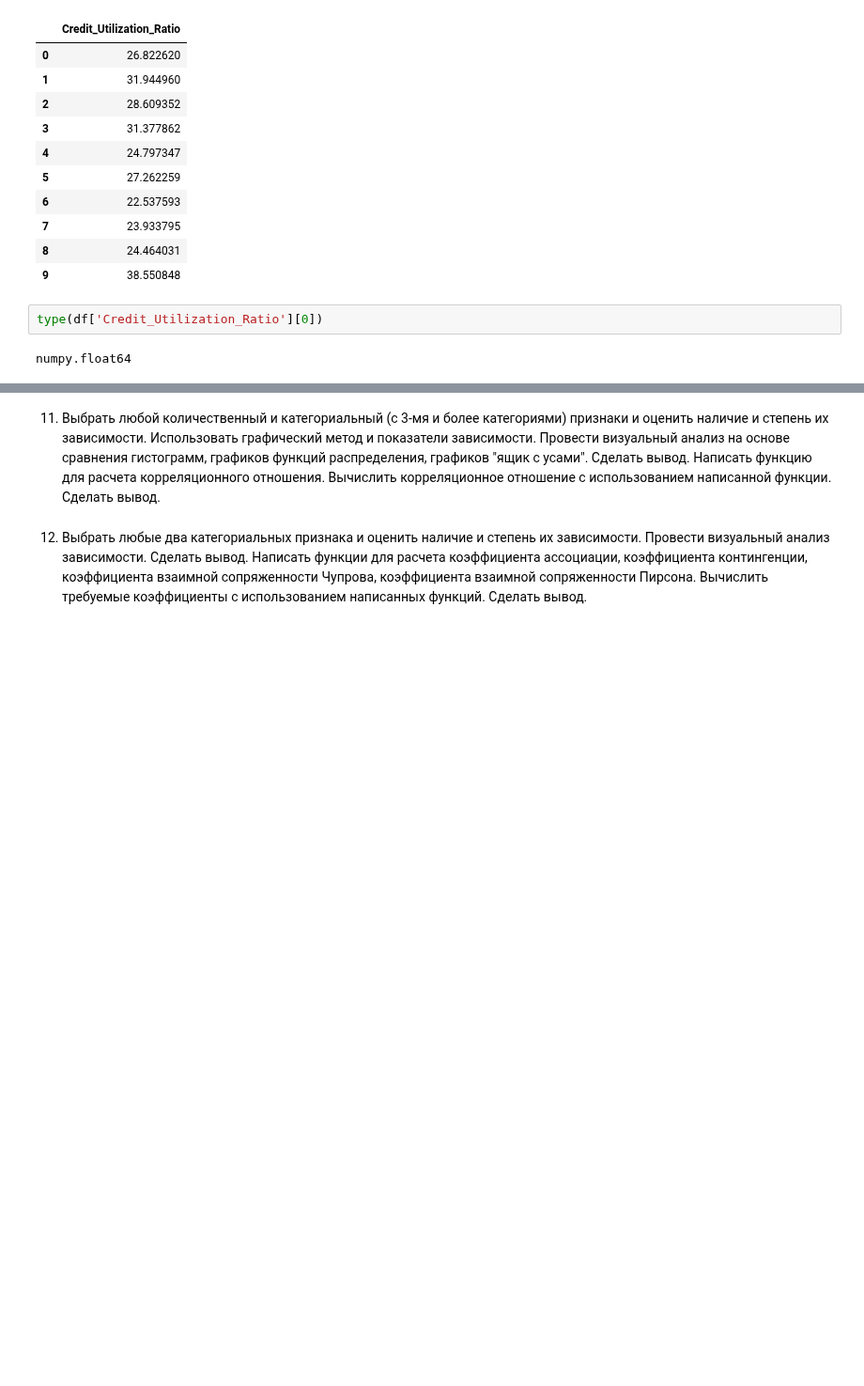
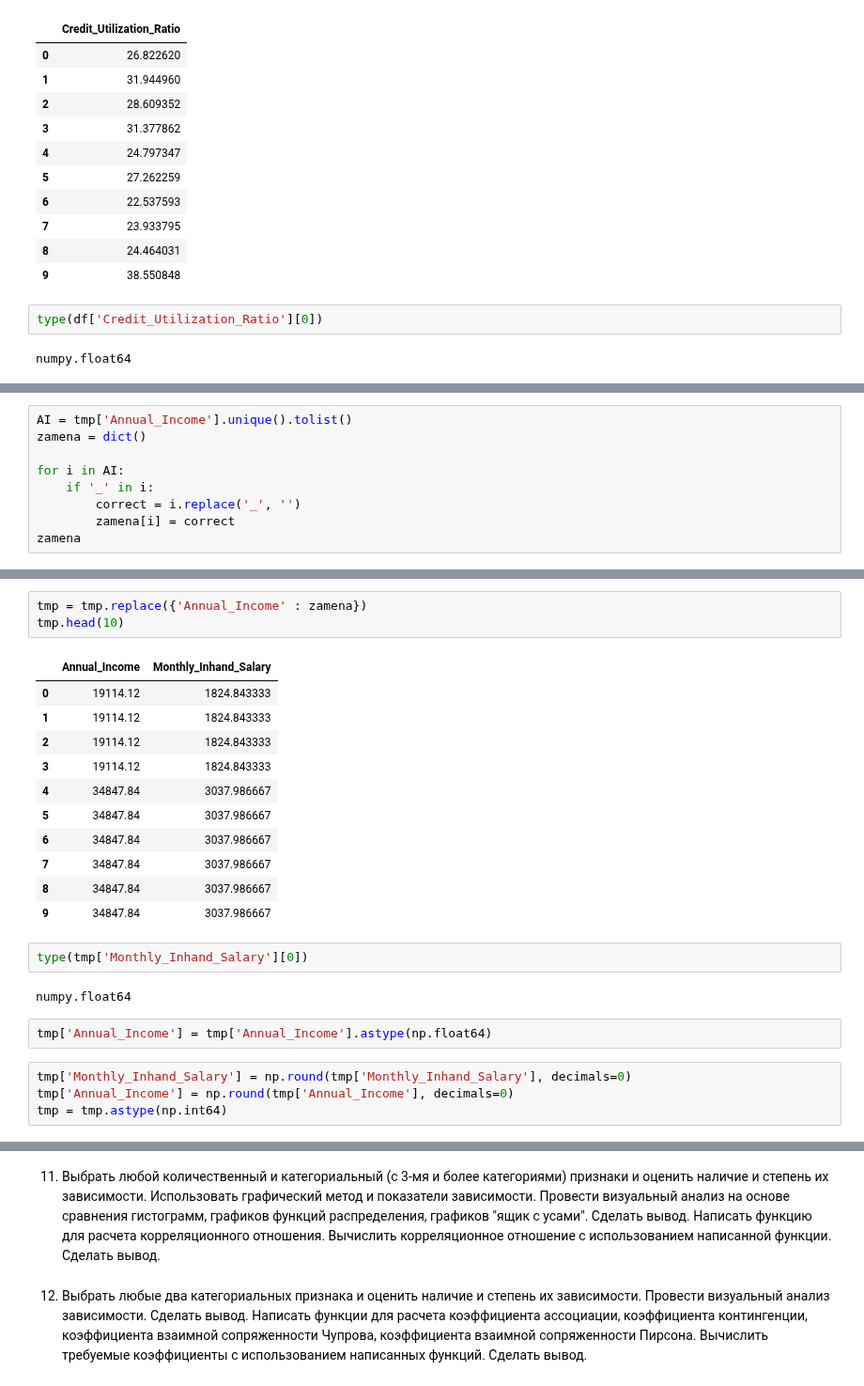
Before and after one commit to Ghukii/TMP-4sem-, a Jupyter notebook: Задание_6/Задание_6_13.ipynb, the cells around one changed output, grey strips where cells are left out. Shown at 94% size. Saved outputs shown, nothing was run; the diff lists cells and outputs as text; blank space fills up the shorter version.

```diff
--- a/Задание_6/Задание_6_13.ipynb
+++ b/Задание_6/Задание_6_13.ipynb
@@ -814,0 +996,9 @@ df['Credit_Utilization_Ratio'].
+# %%
+AI = tmp['Annual_Income'].unique().tolist()
+zamena = dict()
+
+for i in AI:
+    if '_' in i:
+        correct = i.replace('_', '')
+        zamena[i] = correct
+zamena
@@ -814,0 +1023,25 @@ df['Credit_Utilization_Ratio'].
+# %%
+tmp = tmp.replace({'Annual_Income' : zamena})
+tmp.head(10)
+# %% [output]
+|  | Annual_Income | Monthly_Inhand_Salary |
+| 0 | 19114.12 | 1824.843333 |
+| 1 | 19114.12 | 1824.843333 |
+| 2 | 19114.12 | 1824.843333 |
+| 3 | 19114.12 | 1824.843333 |
+| 4 | 34847.84 | 3037.986667 |
+| 5 | 34847.84 | 3037.986667 |
+| 6 | 34847.84 | 3037.986667 |
+| 7 | 34847.84 | 3037.986667 |
+| 8 | 34847.84 | 3037.986667 |
+| 9 | 34847.84 | 3037.986667 |
+# %%
+type(tmp['Monthly_Inhand_Salary'][0])
+# %% [output]
+numpy.float64
+# %%
+tmp['Annual_Income'] = tmp['Annual_Income'].astype(np.float64)
+# %%
+tmp['Monthly_Inhand_Salary'] = np.round(tmp['Monthly_Inhand_Salary'], decimals=0)
+tmp['Annual_Income'] = np.round(tmp['Annual_Income'], decimals=0)
+tmp = tmp.astype(np.int64)
```
Also changed, not shown: parts of 20 cells of this notebook.
